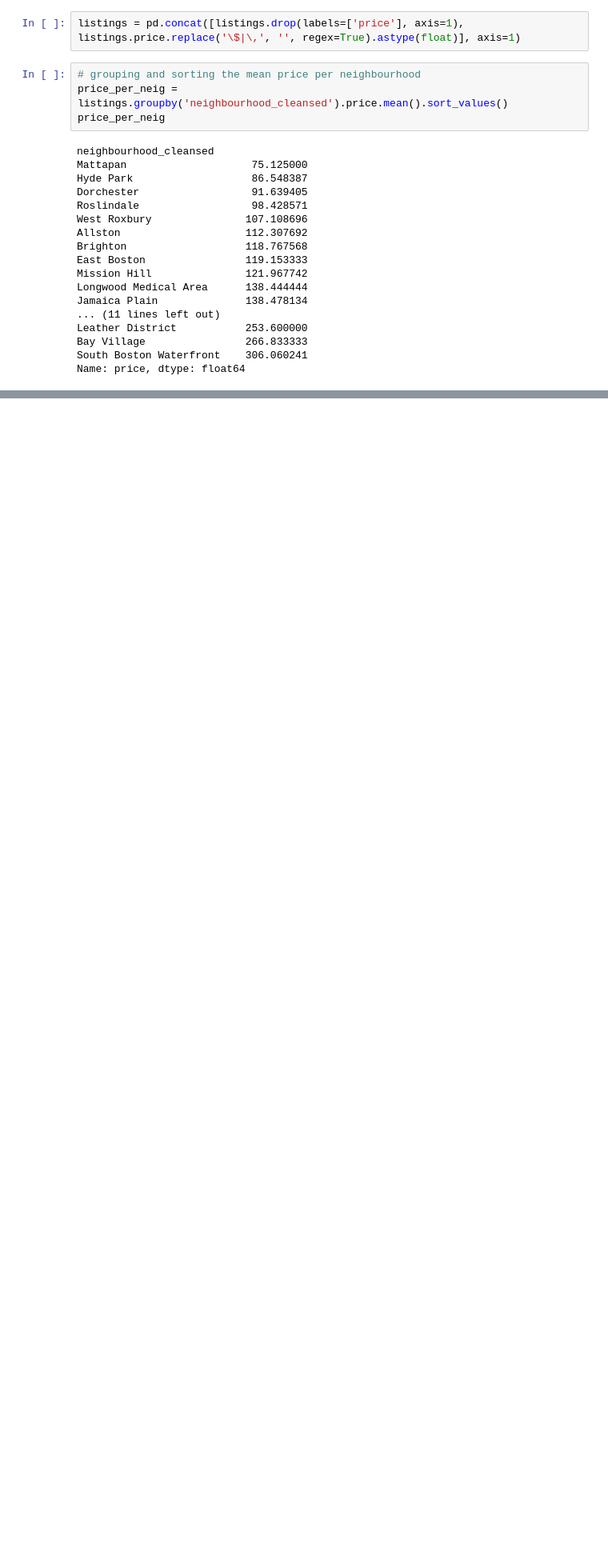
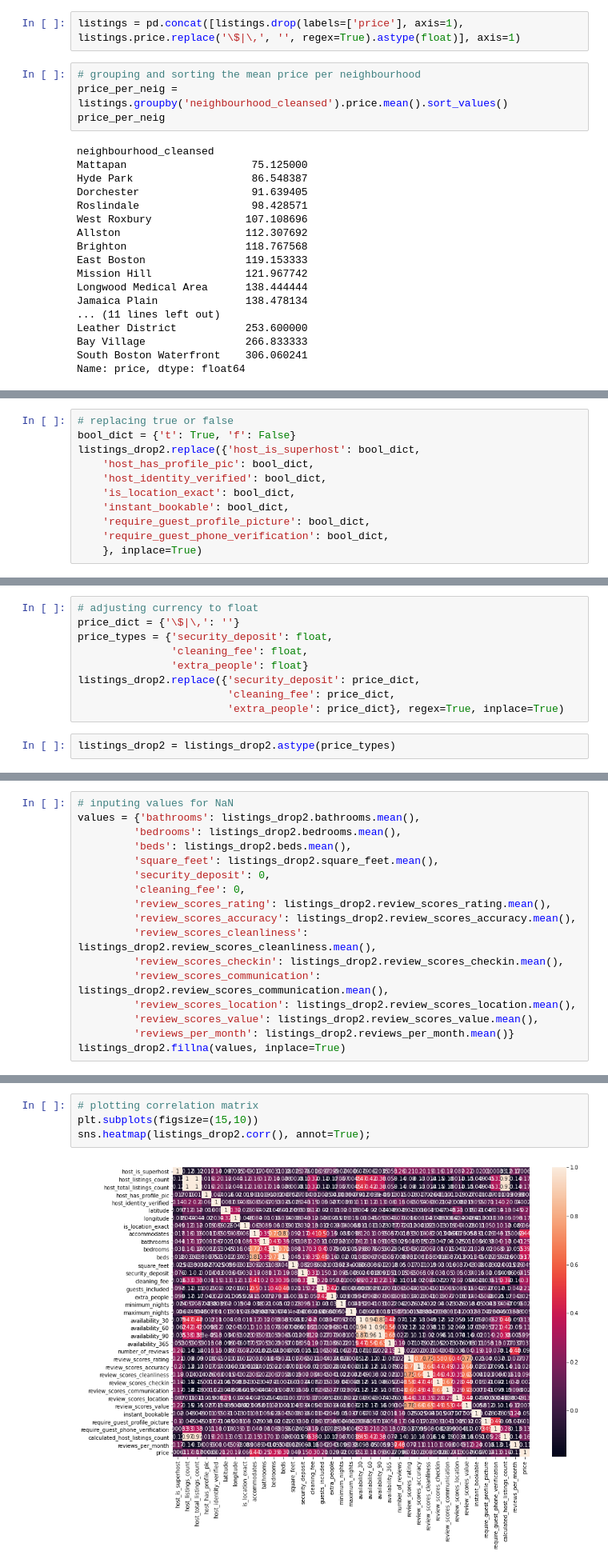
Before and after one commit to italocosilva/airbnb, a Jupyter notebook: airbnb-boston.ipynb, the cells around one changed output, grey strips where cells are left out. Shown at 80% size. Cells and saved outputs as stored; diff of their text form; blank space fills up the shorter version.

```diff
--- a/airbnb-boston.ipynb
+++ b/airbnb-boston.ipynb
@@ -511,0 +632,11 @@ Timestamp('2017-04-16 00:00:00')
+# %%
+# replacing true or false
+bool_dict = {'t': True, 'f': False}
+listings_drop2.replace({'host_is_superhost': bool_dict,
+    'host_has_profile_pic': bool_dict,
+    'host_identity_verified': bool_dict,
+    'is_location_exact': bool_dict,
+    'instant_bookable': bool_dict,
+    'require_guest_profile_picture': bool_dict,
+    'require_guest_phone_verification': bool_dict,
+    }, inplace=True)
@@ -511,0 +679,11 @@ Timestamp('2017-04-16 00:00:00')
+# %%
+# adjusting currency to float
+price_dict = {'\$|\,': ''}
+price_types = {'security_deposit': float,
+               'cleaning_fee': float,
+               'extra_people': float}
+listings_drop2.replace({'security_deposit': price_dict,
+                        'cleaning_fee': price_dict,
+                        'extra_people': price_dict}, regex=True, inplace=True)
+# %%
+listings_drop2 = listings_drop2.astype(price_types)
@@ -511,0 +781,17 @@ Timestamp('2017-04-16 00:00:00')
+# %%
+# inputing values for NaN
+values = {'bathrooms': listings_drop2.bathrooms.mean(),
+         'bedrooms': listings_drop2.bedrooms.mean(),
+         'beds': listings_drop2.beds.mean(),
+         'square_feet': listings_drop2.square_feet.mean(),
+         'security_deposit': 0,
+         'cleaning_fee': 0,
+         'review_scores_rating': listings_drop2.review_scores_rating.mean(),
+         'review_scores_accuracy': listings_drop2.review_scores_accuracy.mean(),
+         'review_scores_cleanliness': listings_drop2.review_scores_cleanliness.mean(),
+         'review_scores_checkin': listings_drop2.review_scores_checkin.mean(),
+         'review_scores_communication': listings_drop2.review_scores_communication.mean(),
+         'review_scores_location': listings_drop2.review_scores_location.mean(),
+         'review_scores_value': listings_drop2.review_scores_value.mean(),
+         'reviews_per_month': listings_drop2.reviews_per_month.mean()}
+listings_drop2.fillna(values, inplace=True)
@@ -511,0 +821,6 @@ Timestamp('2017-04-16 00:00:00')
+# %%
+# plotting correlation matrix
+plt.subplots(figsize=(15,10))
+sns.heatmap(listings_drop2.corr(), annot=True);
+# %% [output]
+[figure, added]
```
Also changed, not shown: parts of 116 cells of this notebook, 4 other files.
